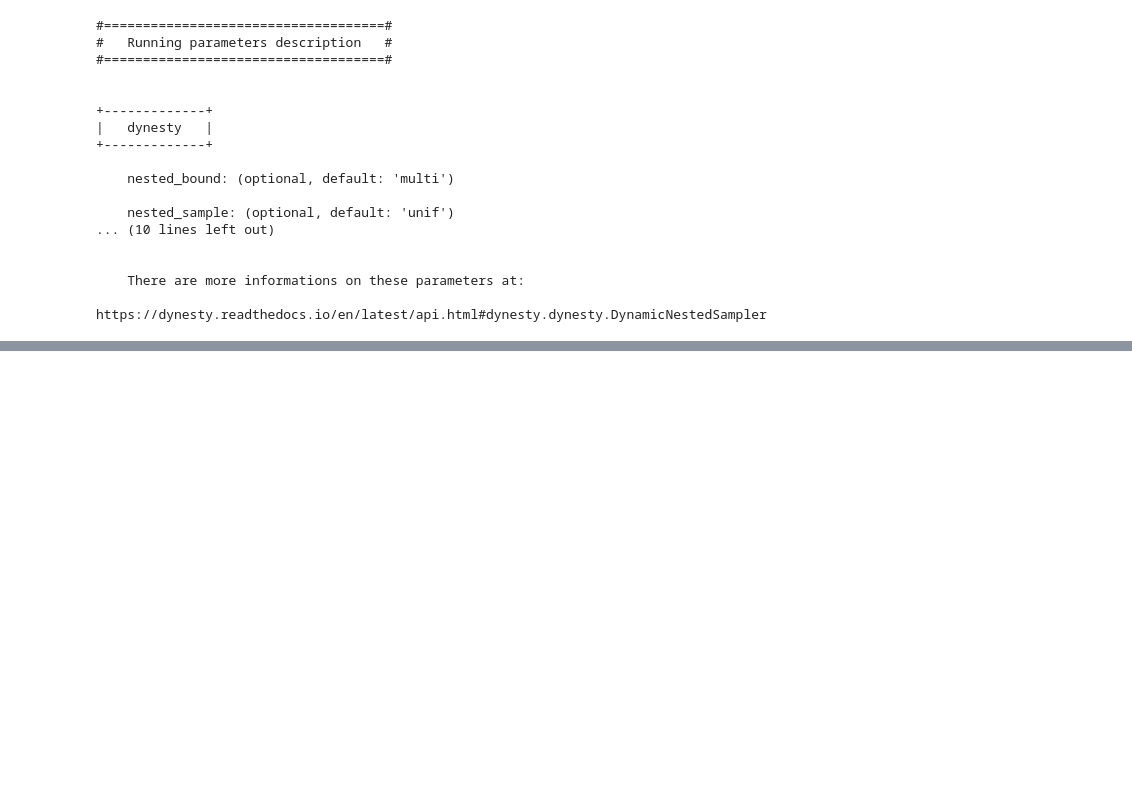
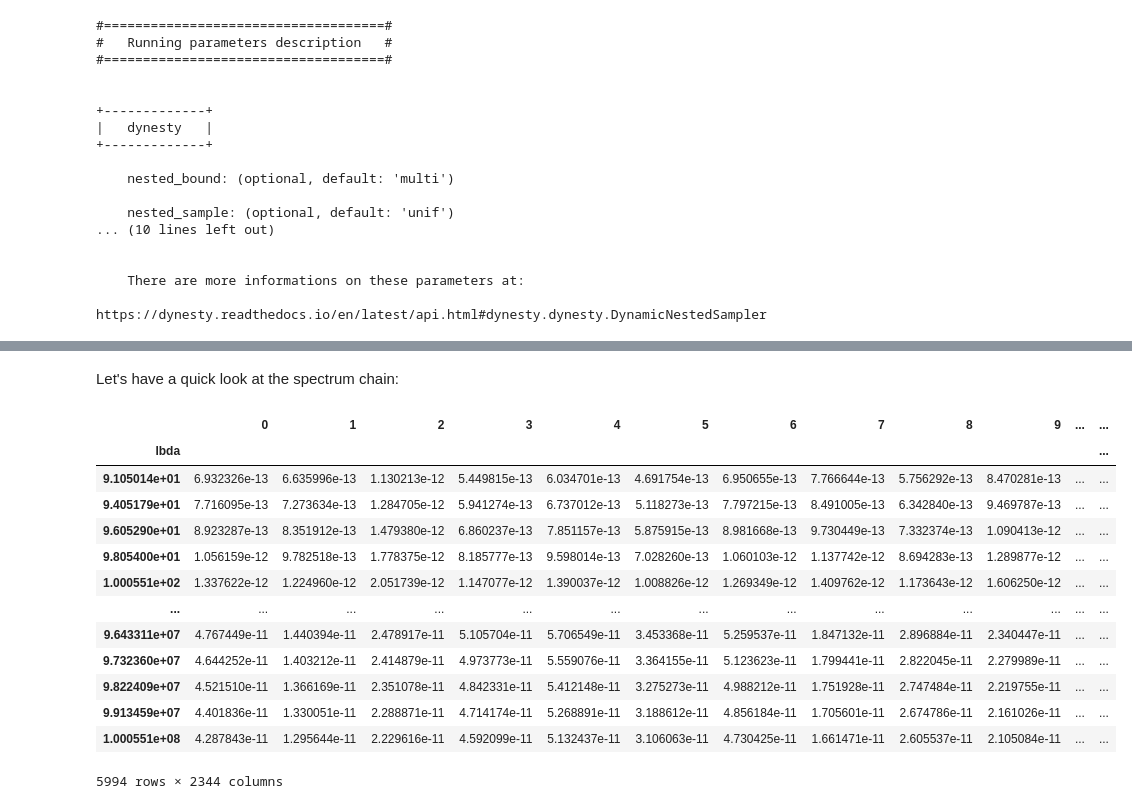
Before and after one commit to MartinBriday/pyprosp, a Jupyter notebook: notebooks/how_to_use_pyprosp.ipynb, the cells around one changed output, grey strips where cells are left out. Drawn from its saved outputs; the diff is of its cells as text; code cells hidden in the pictures; blank space fills up the shorter version.

Commit message:
Working on prospector code.

```diff
--- a/notebooks/how_to_use_pyprosp.ipynb
+++ b/notebooks/how_to_use_pyprosp.ipynb
@@ -364,0 +562,6 @@ prosp.describe_run_parameters("dynesty")
+# %%
+# Either recover the spectrum with:
+# prosp_spec = prosp_h5.spectrum
+
+# or with:
+prosp_spec = spectrum.ProspectorSpectrum.from_h5(f"tutorial_{h5_choice}.h5", warnings=True)
@@ -364,0 +576,2 @@ prosp.describe_run_parameters("dynesty")
+# %%
+prosp_spec.load_spectra(from_file=None, size=None, savefile=None, warnings=True)
@@ -364,0 +589,19 @@ prosp.describe_run_parameters("dynesty")
+# %% [markdown]
+Let's have a quick look at the spectrum chain:
+# %%
+prosp_spec.spec_chain
+# %% [output]
+|  | 0 | 1 | 2 | 3 | 4 | 5 | 6 | 7 | 8 | 9 | ... | ... |
+| lbda |  |  |  |  |  |  |  |  |  |  |  | ... |
+| 9.105014e+01 | 6.932326e-13 | 6.635996e-13 | 1.130213e-12 | 5.449815e-13 | 6.034701e-13 | 4.691754e-13 | 6.950655e-13 | 7.766644e-13 | 5.756292e-13 | 8.470281e-13 | ... | ... |
+| 9.405179e+01 | 7.716095e-13 | 7.273634e-13 | 1.284705e-12 | 5.941274e-13 | 6.737012e-13 | 5.118273e-13 | 7.797215e-13 | 8.491005e-13 | 6.342840e-13 | 9.469787e-13 | ... | ... |
+| 9.605290e+01 | 8.923287e-13 | 8.351912e-13 | 1.479380e-12 | 6.860237e-13 | 7.851157e-13 | 5.875915e-13 | 8.981668e-13 | 9.730449e-13 | 7.332374e-13 | 1.090413e-12 | ... | ... |
+| 9.805400e+01 | 1.056159e-12 | 9.782518e-13 | 1.778375e-12 | 8.185777e-13 | 9.598014e-13 | 7.028260e-13 | 1.060103e-12 | 1.137742e-12 | 8.694283e-13 | 1.289877e-12 | ... | ... |
+| 1.000551e+02 | 1.337622e-12 | 1.224960e-12 | 2.051739e-12 | 1.147077e-12 | 1.390037e-12 | 1.008826e-12 | 1.269349e-12 | 1.409762e-12 | 1.173643e-12 | 1.606250e-12 | ... | ... |
+| ... | ... | ... | ... | ... | ... | ... | ... | ... | ... | ... | ... | ... |
+| 9.643311e+07 | 4.767449e-11 | 1.440394e-11 | 2.478917e-11 | 5.105704e-11 | 5.706549e-11 | 3.453368e-11 | 5.259537e-11 | 1.847132e-11 | 2.896884e-11 | 2.340447e-11 | ... | ... |
+| 9.732360e+07 | 4.644252e-11 | 1.403212e-11 | 2.414879e-11 | 4.973773e-11 | 5.559076e-11 | 3.364155e-11 | 5.123623e-11 | 1.799441e-11 | 2.822045e-11 | 2.279989e-11 | ... | ... |
+| 9.822409e+07 | 4.521510e-11 | 1.366169e-11 | 2.351078e-11 | 4.842331e-11 | 5.412148e-11 | 3.275273e-11 | 4.988212e-11 | 1.751928e-11 | 2.747484e-11 | 2.219755e-11 | ... | ... |
+| 9.913459e+07 | 4.401836e-11 | 1.330051e-11 | 2.288871e-11 | 4.714174e-11 | 5.268891e-11 | 3.188612e-11 | 4.856184e-11 | 1.705601e-11 | 2.674786e-11 | 2.161026e-11 | ... | ... |
+| 1.000551e+08 | 4.287843e-11 | 1.295644e-11 | 2.229616e-11 | 4.592099e-11 | 5.132437e-11 | 3.106063e-11 | 4.730425e-11 | 1.661471e-11 | 2.605537e-11 | 2.105084e-11 | ... | ... |
+5994 rows × 2344 columns
```
Also changed, not shown: parts of 44 cells of this notebook, 2 other files.
